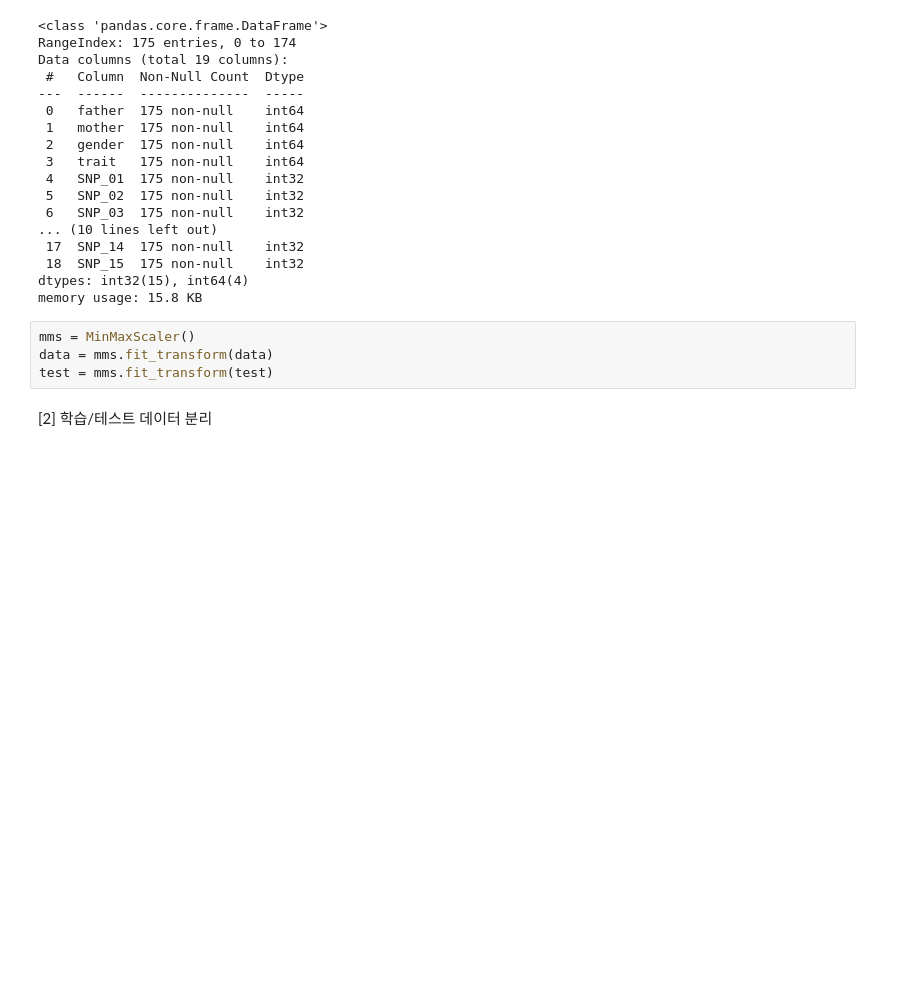
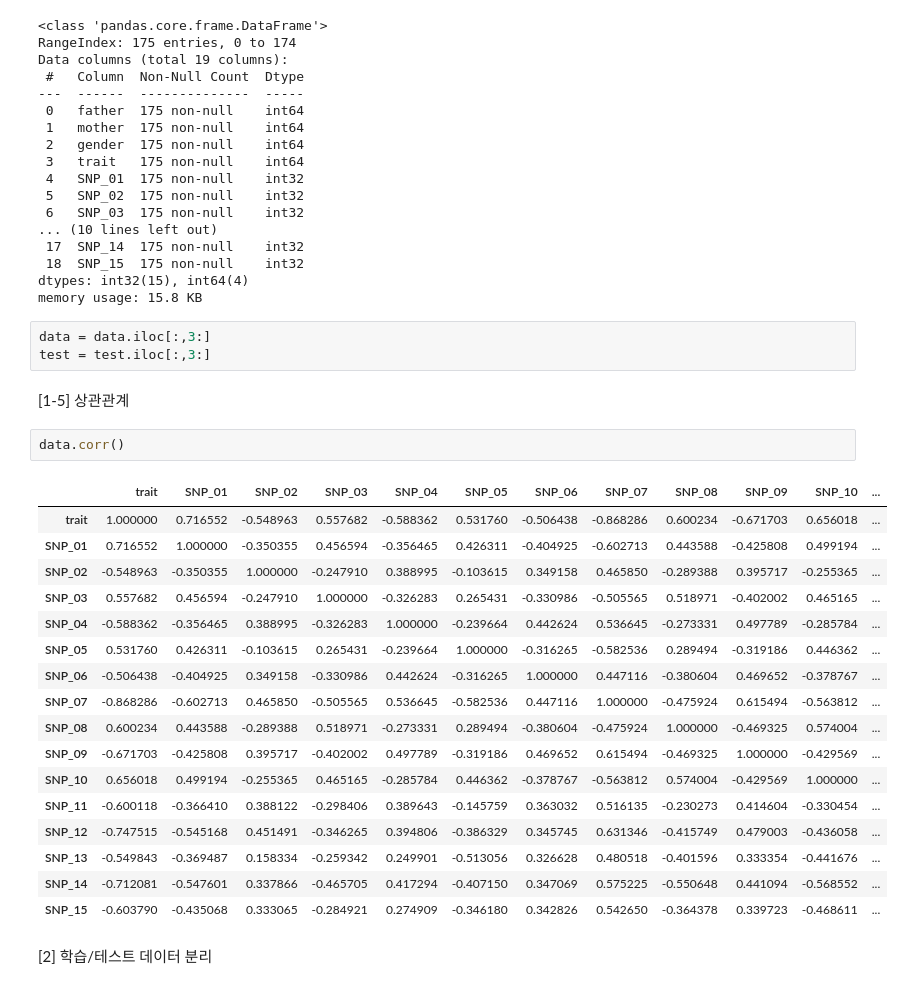
Before and after one commit to na-r0/Dacon, a Jupyter notebook: 유전체 정보 품종 분류 AI 경진대회/유전체품종분류.ipynb, the cells around one changed output. Cells and saved outputs as stored; diff of their text form; blank space fills up the shorter version.

```diff
--- a/유전체 정보 품종 분류 AI 경진대회/유전체품종분류.ipynb
+++ b/유전체 정보 품종 분류 AI 경진대회/유전체품종분류.ipynb
@@ -169,10 +169,31 @@ Data columns (total 19 columns):
  18  SNP_15  175 non-null    int32
 dtypes: int32(15), int64(4)
 memory usage: 15.8 KB
-# %%
-mms = MinMaxScaler()
-data = mms.fit_transform(data)
-test = mms.fit_transform(test)
+# %%
+data = data.iloc[:,3:]
+test = test.iloc[:,3:]
+# %% [markdown]
+[1-5] 상관관계
+# %%
+data.corr()
+# %% [output]
+|  | trait | SNP_01 | SNP_02 | SNP_03 | SNP_04 | SNP_05 | SNP_06 | SNP_07 | SNP_08 | SNP_09 | SNP_10 | ... |
+| trait | 1.000000 | 0.716552 | -0.548963 | 0.557682 | -0.588362 | 0.531760 | -0.506438 | -0.868286 | 0.600234 | -0.671703 | 0.656018 | ... |
+| SNP_01 | 0.716552 | 1.000000 | -0.350355 | 0.456594 | -0.356465 | 0.426311 | -0.404925 | -0.602713 | 0.443588 | -0.425808 | 0.499194 | ... |
+| SNP_02 | -0.548963 | -0.350355 | 1.000000 | -0.247910 | 0.388995 | -0.103615 | 0.349158 | 0.465850 | -0.289388 | 0.395717 | -0.255365 | ... |
+| SNP_03 | 0.557682 | 0.456594 | -0.247910 | 1.000000 | -0.326283 | 0.265431 | -0.330986 | -0.505565 | 0.518971 | -0.402002 | 0.465165 | ... |
+| SNP_04 | -0.588362 | -0.356465 | 0.388995 | -0.326283 | 1.000000 | -0.239664 | 0.442624 | 0.536645 | -0.273331 | 0.497789 | -0.285784 | ... |
+| SNP_05 | 0.531760 | 0.426311 | -0.103615 | 0.265431 | -0.239664 | 1.000000 | -0.316265 | -0.582536 | 0.289494 | -0.319186 | 0.446362 | ... |
+| SNP_06 | -0.506438 | -0.404925 | 0.349158 | -0.330986 | 0.442624 | -0.316265 | 1.000000 | 0.447116 | -0.380604 | 0.469652 | -0.378767 | ... |
+| SNP_07 | -0.868286 | -0.602713 | 0.465850 | -0.505565 | 0.536645 | -0.582536 | 0.447116 | 1.000000 | -0.475924 | 0.615494 | -0.563812 | ... |
+| SNP_08 | 0.600234 | 0.443588 | -0.289388 | 0.518971 | -0.273331 | 0.289494 | -0.380604 | -0.475924 | 1.000000 | -0.469325 | 0.574004 | ... |
+| SNP_09 | -0.671703 | -0.425808 | 0.395717 | -0.402002 | 0.497789 | -0.319186 | 0.469652 | 0.615494 | -0.469325 | 1.000000 | -0.429569 | ... |
+| SNP_10 | 0.656018 | 0.499194 | -0.255365 | 0.465165 | -0.285784 | 0.446362 | -0.378767 | -0.563812 | 0.574004 | -0.429569 | 1.000000 | ... |
+| SNP_11 | -0.600118 | -0.366410 | 0.388122 | -0.298406 | 0.389643 | -0.145759 | 0.363032 | 0.516135 | -0.230273 | 0.414604 | -0.330454 | ... |
+| SNP_12 | -0.747515 | -0.545168 | 0.451491 | -0.346265 | 0.394806 | -0.386329 | 0.345745 | 0.631346 | -0.415749 | 0.479003 | -0.436058 | ... |
+| SNP_13 | -0.549843 | -0.369487 | 0.158334 | -0.259342 | 0.249901 | -0.513056 | 0.326628 | 0.480518 | -0.401596 | 0.333354 | -0.441676 | ... |
+| SNP_14 | -0.712081 | -0.547601 | 0.337866 | -0.465705 | 0.417294 | -0.407150 | 0.347069 | 0.575225 | -0.550648 | 0.441094 | -0.568552 | ... |
+| SNP_15 | -0.603790 | -0.435068 | 0.333065 | -0.284921 | 0.274909 | -0.346180 | 0.342826 | 0.542650 | -0.364378 | 0.339723 | -0.468611 | ... |
 # %% [markdown]
 [2] 학습/테스트 데이터 분리
 # %%
```
Also changed, not shown: parts of 3 cells of this notebook.
